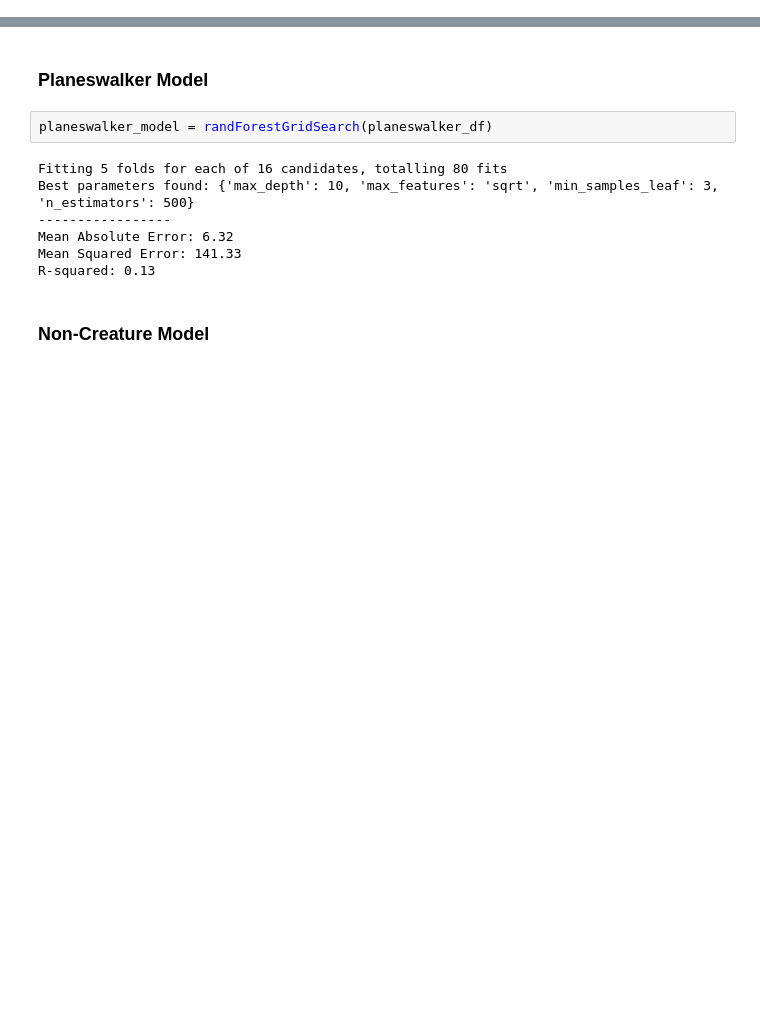
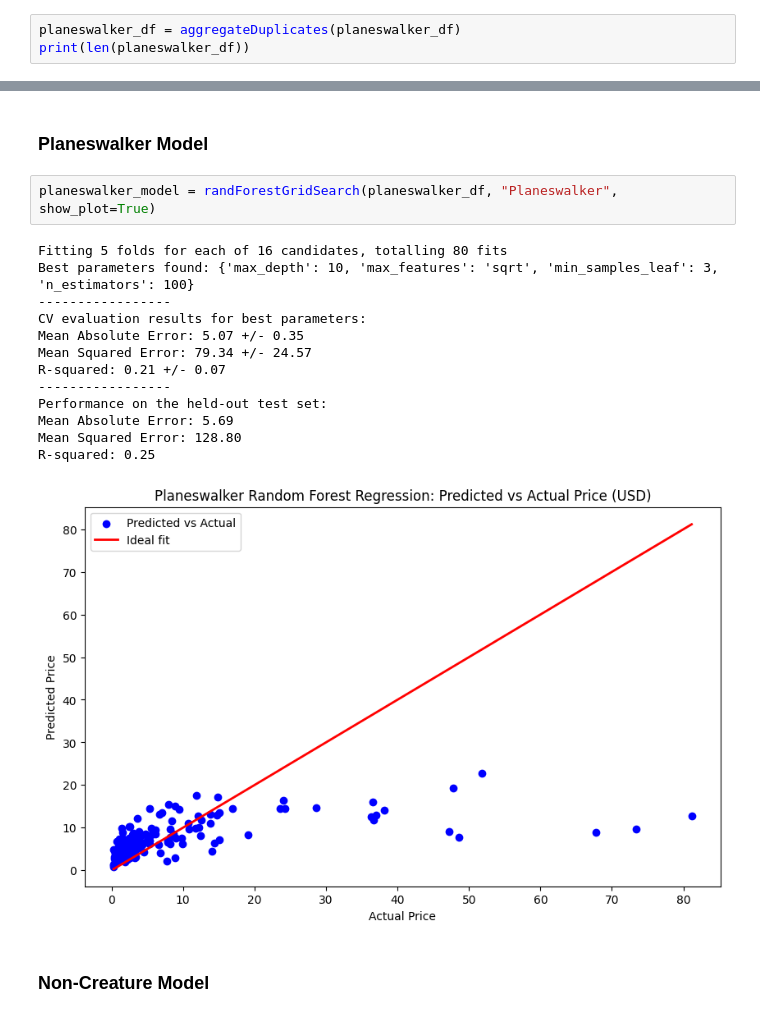
Before and after one commit to janelmjackson/understanding-mtg-card-value-through-ml, a Jupyter notebook: mtgjson_rand_forest_reg.ipynb, the cells around one changed output, grey strips where cells are left out. Drawn from its saved outputs; the diff is of its cells as text; blank space fills up the shorter version.

```diff
--- a/mtgjson_rand_forest_reg.ipynb
+++ b/mtgjson_rand_forest_reg.ipynb
@@ -261,3 +270,6 @@ Name: price, Length: 1308, dtype: float64
 planeswalker_words = ["creature"]
 planeswalker_df = addTextFeatures(planeswalker_df, planeswalker_words)
 planeswalker_df.drop('text', axis=1, inplace=True)
+# %%
+planeswalker_df = aggregateDuplicates(planeswalker_df)
+print(len(planeswalker_df))
@@ -363,14 +417,21 @@ R-squared: 0.21
 # %% [markdown]
 ### Planeswalker Model
 # %%
-planeswalker_model = randForestGridSearch(planeswalker_df)
+planeswalker_model = randForestGridSearch(planeswalker_df, "Planeswalker", show_plot=True)
 # %% [output]
 Fitting 5 folds for each of 16 candidates, totalling 80 fits
-Best parameters found: {'max_depth': 10, 'max_features': 'sqrt', 'min_samples_leaf': 3, 'n_estimators': 500}
+Best parameters found: {'max_depth': 10, 'max_features': 'sqrt', 'min_samples_leaf': 3, 'n_estimators': 100}
 -----------------
-Mean Absolute Error: 6.32
-Mean Squared Error: 141.33
-R-squared: 0.13
+CV evaluation results for best parameters:
+Mean Absolute Error: 5.07 +/- 0.35
+Mean Squared Error: 79.34 +/- 24.57
+R-squared: 0.21 +/- 0.07
+-----------------
+Performance on the held-out test set:
+Mean Absolute Error: 5.69
+Mean Squared Error: 128.80
+R-squared: 0.25
+[figure, added]
 # %% [markdown]
 ### Non-Creature Model
 # %%
```
Also changed, not shown: parts of 27 cells of this notebook.
